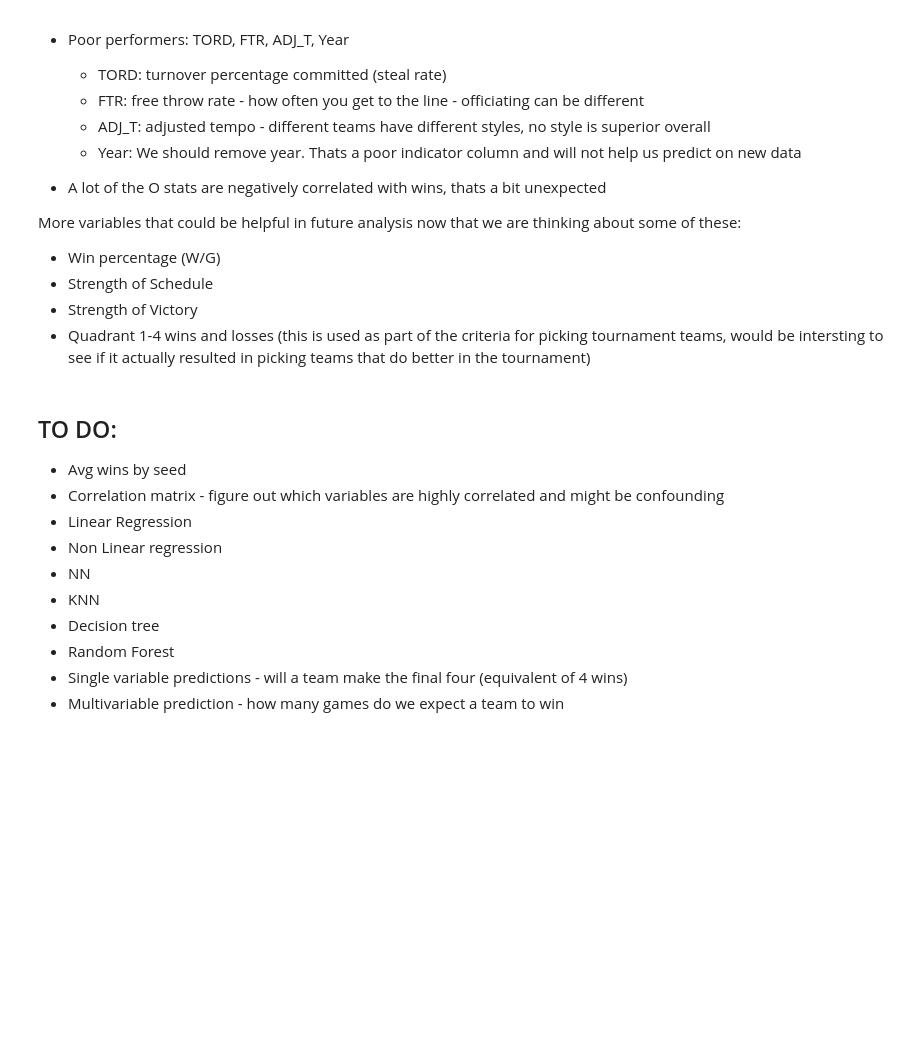
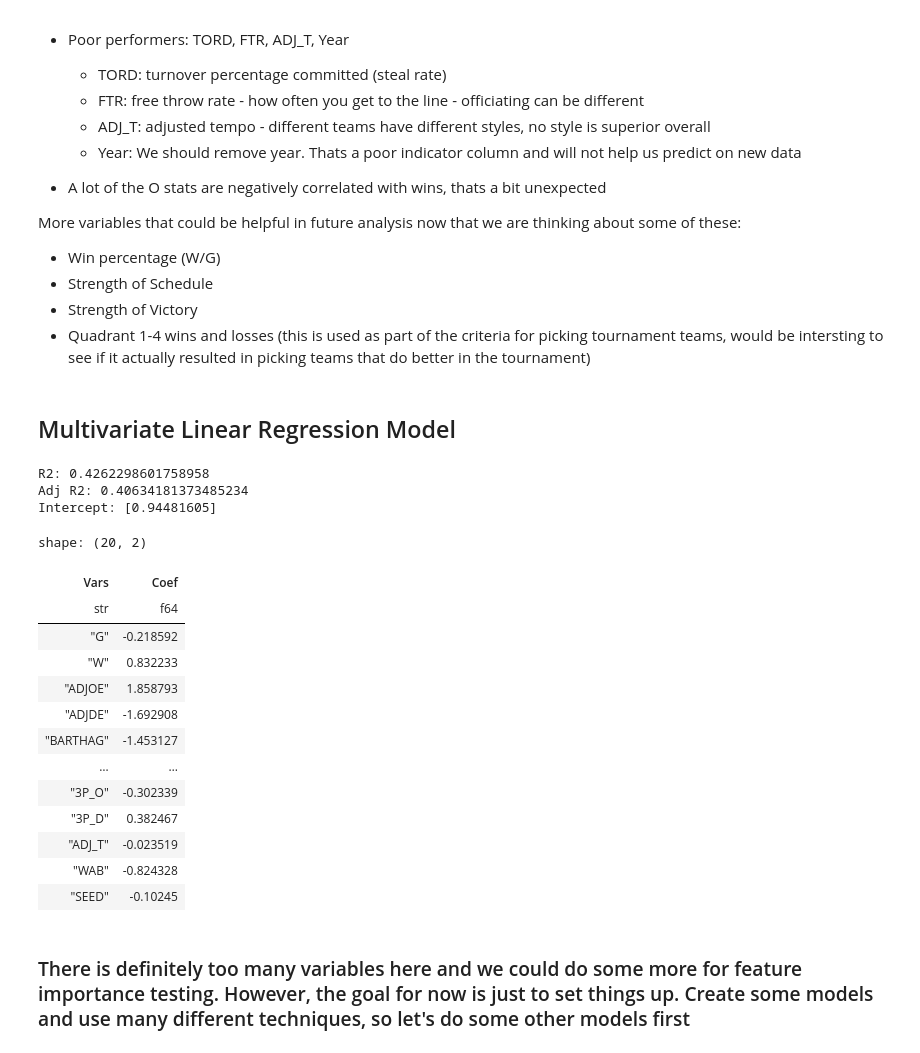
Before and after one commit to ryan-algier/basketball_bracket, a Jupyter notebook: code/data_prep.ipynb, the cells around one changed output. Drawn from its saved outputs; the diff is of its cells as text; code cells hidden in the pictures; blank space fills up the shorter version.

Commit message:
Regression models and notes

```diff
--- a/code/data_prep.ipynb
+++ b/code/data_prep.ipynb
@@ -173,15 +172,65 @@ More variables that could be helpful in future analysis now that we are thinking
 * Strength of Schedule
 * Strength of Victory
 * Quadrant 1-4 wins and losses (this is used as part of the criteria for picking tournament teams, would be intersting to see if it actually resulted in picking teams that do better in the tournament)
-# %% [markdown]
-## TO DO:
-* Avg wins by seed
-* Correlation matrix - figure out which variables are highly correlated and might be confounding
-* Linear Regression
-* Non Linear regression
-* NN
-* KNN
-* Decision tree
-* Random Forest
-* Single variable predictions - will a team make the final four (equivalent of 4 wins)
-* Multivariable prediction - how many games do we expect a team to win
+# %%
+## remove year from now on:
+df_prep = df_prep.select(pl.all().exclude('YEAR'))
+# %% [markdown]
+## Multivariate Linear Regression Model
+# %%
+## set up the model and all the variables:
+
+x = df_prep.select(pl.all().exclude('POSTSEASON_WINS'))
+y = df_prep.select('POSTSEASON_WINS')
+
+x_train, x_test, y_train, y_test = train_test_split(x, y, test_size=0.2, random_state=84305)
+
+scaler = StandardScaler()
+x_train_s = scaler.fit_transform(x_train)
+x_test_s = scaler.transform(x_test)
+
+multi_lin_reg_model = LinearRegression()
+multi_lin_reg_model.fit(x_train_s, y_train)
+
+y_pred = multi_lin_reg_model.predict(x_test_s)
+# %%
+def model_coefficients(x, model):
+
+    cols = x.columns
+    coefs = model.coef_.flatten().tolist()
+
+    df = pl.DataFrame({'Vars':cols, 'Coef': coefs})
+
+    return df
+# %%
+r2 = r2_score(y_test, y_pred)
+intercept = multi_lin_reg_model.intercept_
+
+n= len(x_train)
+p= len(x.columns)
+adj_r2 = 1- ((1-r2) * (n-1)/(n-p-1))
+
+print(f"R2: {r2}")
+print(f"Adj R2: {adj_r2}")
+print(f"Intercept: {intercept}")
+model_coefficients(x, multi_lin_reg_model)
+# %% [output]
+R2: 0.4262298601758958
+Adj R2: 0.40634181373485234
+Intercept: [0.94481605]
+shape: (20, 2)
+| Vars | Coef |
+| str | f64 |
+| "G" | -0.218592 |
+| "W" | 0.832233 |
+| "ADJOE" | 1.858793 |
+| "ADJDE" | -1.692908 |
+| "BARTHAG" | -1.453127 |
+| … | … |
+| "3P_O" | -0.302339 |
+| "3P_D" | 0.382467 |
+| "ADJ_T" | -0.023519 |
+| "WAB" | -0.824328 |
+| "SEED" | -0.10245 |
+# %% [markdown]
+### There is definitely too many variables here and we could do some more for feature importance testing. However, the goal for now is just to set things up. Create some models and use many different techniques, so let's do some other models first
```
Also changed, not shown: parts of 9 cells of this notebook, 7 other files.
